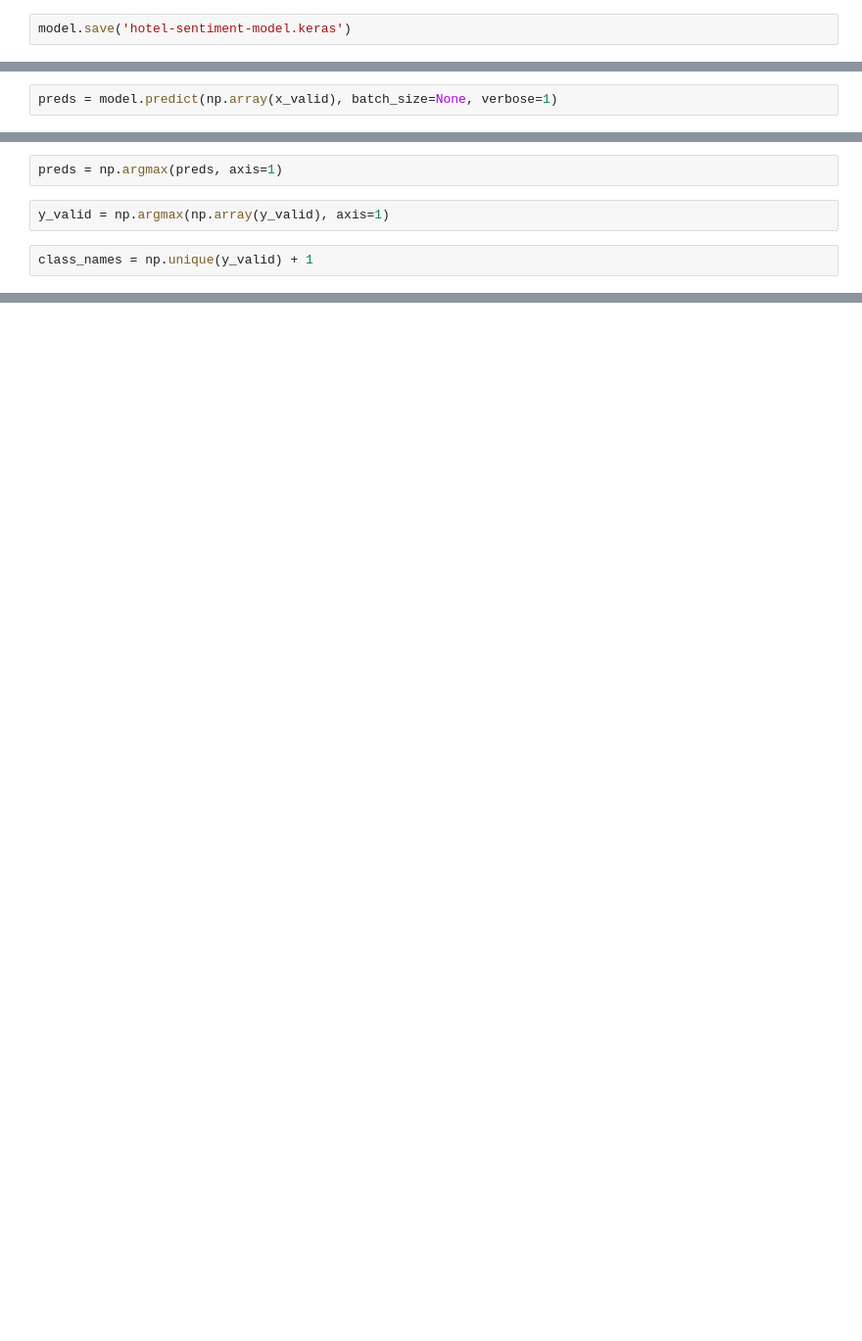
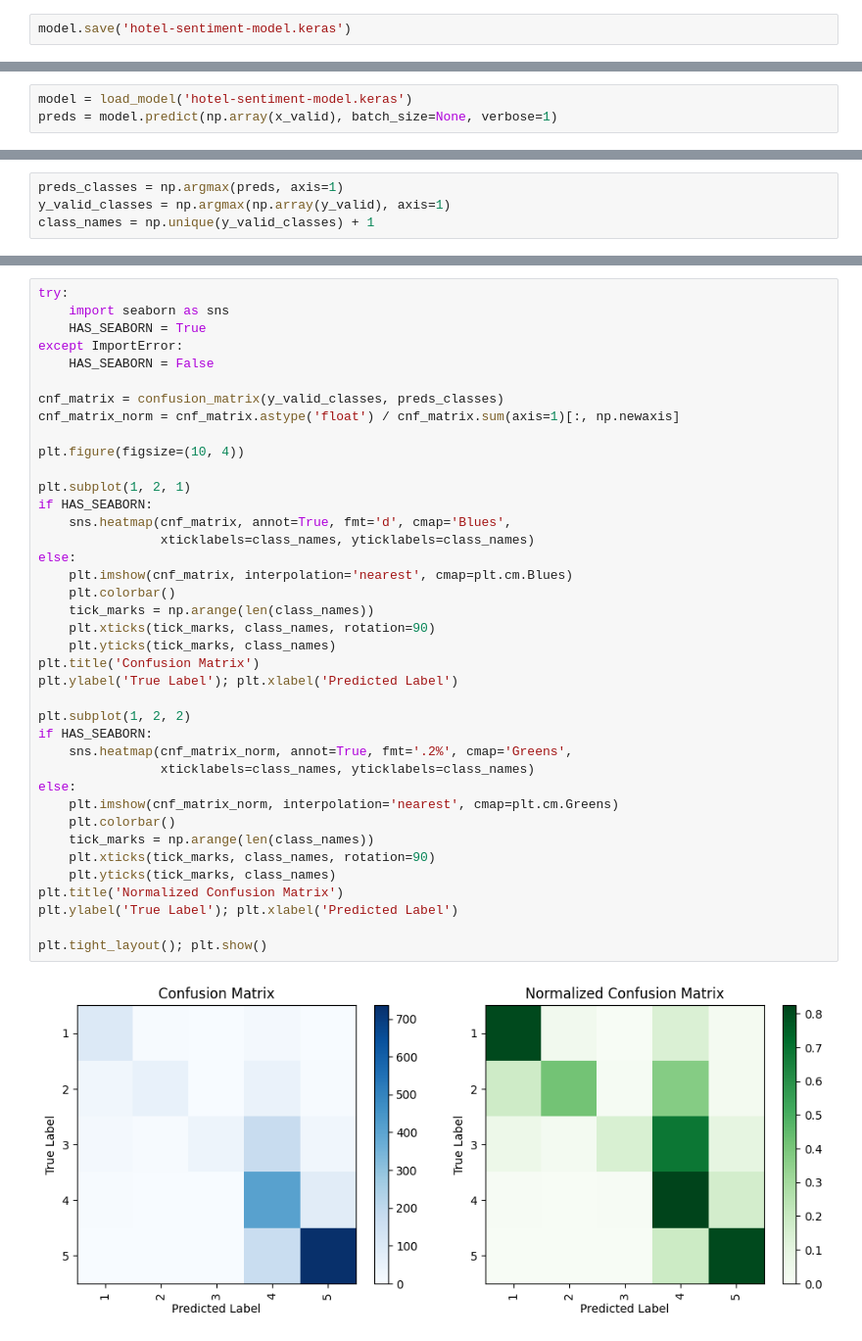
Before and after one commit to ianlokh/Predicting-Sentiment-From-Hotel-Reviews, a Jupyter notebook: Hotel Review Sentiment Classifier with LSTM.ipynb, the cells around one changed output, grey strips where cells are left out. Shown at 98% size. Saved outputs shown, nothing was run; the diff lists cells and outputs as text; blank space fills up the shorter version.

```diff
--- a/Hotel Review Sentiment Classifier with LSTM.ipynb
+++ b/Hotel Review Sentiment Classifier with LSTM.ipynb
@@ -304,2 +226,3 @@ model = load_model('hotel-sentiment-model-07543.keras')
 # %%
+model = load_model('hotel-sentiment-model.keras')
 preds = model.predict(np.array(x_valid), batch_size=None, verbose=1)
@@ -342,6 +231,4 @@ def plot_confusion_matrix(cm, classes,
-# %%
-preds = np.argmax(preds, axis=1)
 # %%
-y_valid = np.argmax(np.array(y_valid), axis=1)
+preds_classes = np.argmax(preds, axis=1)
+y_valid_classes = np.argmax(np.array(y_valid), axis=1)
+class_names = np.unique(y_valid_classes) + 1
-# %%
-class_names = np.unique(y_valid) + 1
@@ -360,0 +255,41 @@ plt.show()
+# %%
+try:
+    import seaborn as sns
+    HAS_SEABORN = True
+except ImportError:
+    HAS_SEABORN = False
+
+cnf_matrix = confusion_matrix(y_valid_classes, preds_classes)
+cnf_matrix_norm = cnf_matrix.astype('float') / cnf_matrix.sum(axis=1)[:, np.newaxis]
+
+plt.figure(figsize=(10, 4))
+
+plt.subplot(1, 2, 1)
+if HAS_SEABORN:
+    sns.heatmap(cnf_matrix, annot=True, fmt='d', cmap='Blues',
+                xticklabels=class_names, yticklabels=class_names)
+else:
+    plt.imshow(cnf_matrix, interpolation='nearest', cmap=plt.cm.Blues)
+    plt.colorbar()
+    tick_marks = np.arange(len(class_names))
+    plt.xticks(tick_marks, class_names, rotation=90)
+    plt.yticks(tick_marks, class_names)
+plt.title('Confusion Matrix')
+plt.ylabel('True Label'); plt.xlabel('Predicted Label')
+
+plt.subplot(1, 2, 2)
+if HAS_SEABORN:
+    sns.heatmap(cnf_matrix_norm, annot=True, fmt='.2%', cmap='Greens',
+                xticklabels=class_names, yticklabels=class_names)
+else:
+    plt.imshow(cnf_matrix_norm, interpolation='nearest', cmap=plt.cm.Greens)
+    plt.colorbar()
+    tick_marks = np.arange(len(class_names))
+    plt.xticks(tick_marks, class_names, rotation=90)
+    plt.yticks(tick_marks, class_names)
+plt.title('Normalized Confusion Matrix')
+plt.ylabel('True Label'); plt.xlabel('Predicted Label')
+
+plt.tight_layout(); plt.show()
+# %% [output]
+[figure, added]
```
Also changed, not shown: parts of 22 cells of this notebook, 2 other files.
